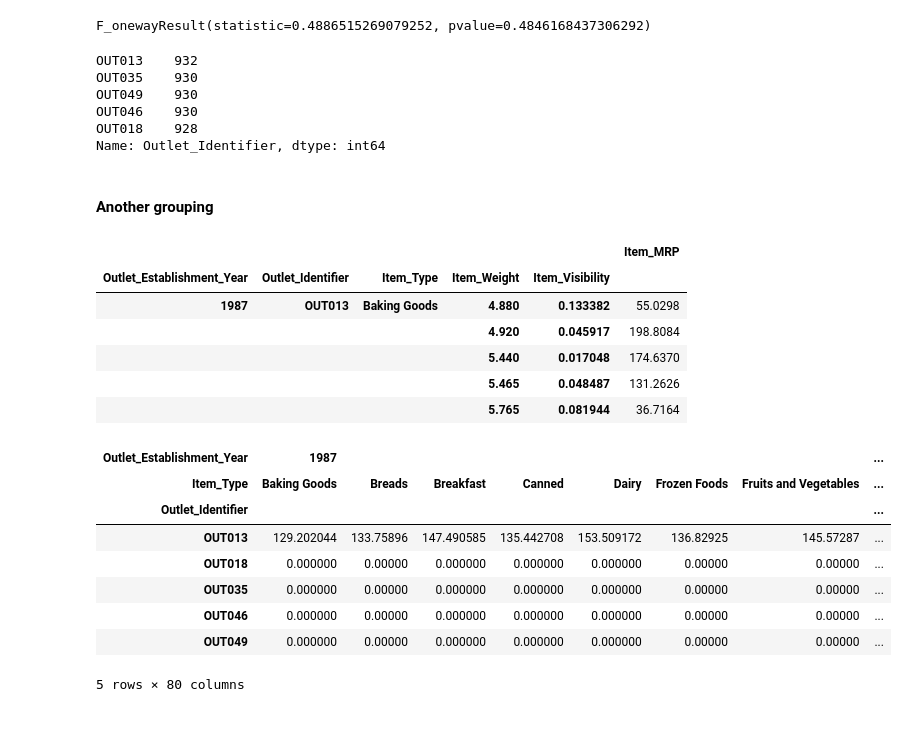
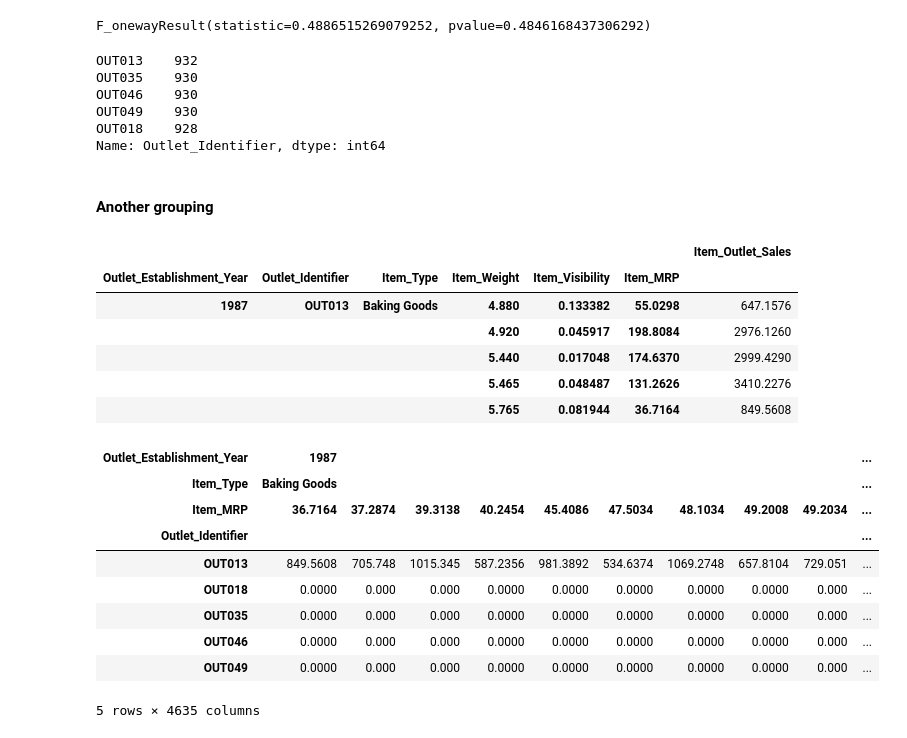
Before and after one commit to UzoArthur/I-am-new-here, a Jupyter notebook: Big Mart Data Analysis-checkpoint.ipynb, the cells around one changed output. Saved outputs shown, nothing was run; the diff lists cells and outputs as text; code cells hidden in the pictures.

```diff
--- a/Big Mart Data Analysis-checkpoint.ipynb
+++ b/Big Mart Data Analysis-checkpoint.ipynb
@@ -252,3 +252,6 @@ df_mart['Item_Weightn'].head()
 4    0.418267
 5    0.486885
 Name: Item_Weightn, dtype: float64
+# %%
+df_mart['Item_Outlet_Salesn'] = df_mart['Item_Outlet_Sales']/df_mart['Item_Outlet_Sales'].max()
+df_mart['Item_Outlet_Salesn'].head()
@@ -474,34 +484,35 @@ df_mart.Outlet_Identifier.value_counts()
 # %% [output]
 OUT013    932
 OUT035    930
+OUT046    930
 OUT049    930
-OUT046    930
 OUT018    928
 Name: Outlet_Identifier, dtype: int64
 # %% [markdown]
 #### Another grouping
 # %%
-df_mart2 = df_mart[['Outlet_Establishment_Year','Outlet_Identifier','Item_Type','Item_Weight','Item_Visibility','Item_MRP']]
-df_mart2_gb = df_mart2.groupby(['Outlet_Establishment_Year','Outlet_Identifier','Item_Type','Item_Weight','Item_Visibility']).mean()
+df_mart2 = df_mart[['Outlet_Establishment_Year','Outlet_Identifier','Item_Type','Item_Weight','Item_Visibility','Item_MRP','Item_Outlet_Sales']]
+df_mart2_gb = df_mart2.groupby(['Outlet_Establishment_Year','Outlet_Identifier','Item_Type','Item_Weight','Item_Visibility','Item_MRP']).mean()
 df_mart2_gb.head()
 # %% [output]
-|  |  |  |  |  | Item_MRP |
-| Outlet_Establishment_Year | Outlet_Identifier | Item_Type | Item_Weight | Item_Visibility |  |
-| 1987 | OUT013 | Baking Goods | 4.880 | 0.133382 | 55.0298 |
-|  |  |  | 4.920 | 0.045917 | 198.8084 |
-|  |  |  | 5.440 | 0.017048 | 174.6370 |
-|  |  |  | 5.465 | 0.048487 | 131.2626 |
-|  |  |  | 5.765 | 0.081944 | 36.7164 |
+|  |  |  |  |  |  | Item_Outlet_Sales |
+| Outlet_Establishment_Year | Outlet_Identifier | Item_Type | Item_Weight | Item_Visibility | Item_MRP |  |
+| 1987 | OUT013 | Baking Goods | 4.880 | 0.133382 | 55.0298 | 647.1576 |
+|  |  |  | 4.920 | 0.045917 | 198.8084 | 2976.1260 |
+|  |  |  | 5.440 | 0.017048 | 174.6370 | 2999.4290 |
+|  |  |  | 5.465 | 0.048487 | 131.2626 | 3410.2276 |
+|  |  |  | 5.765 | 0.081944 | 36.7164 | 849.5608 |
 # %%
-df_mart2_pivot =pd.pivot_table(df_mart2, values='Item_MRP', index=['Outlet_Identifier'],columns=['Outlet_Establishment_Year','Item_Type'],aggfunc=np.mean,fill_value=0)
+df_mart2_pivot =pd.pivot_table(df_mart2, values='Item_Outlet_Sales', index=['Outlet_Identifier'],columns=['Outlet_Establishment_Year','Item_Type','Item_MRP'],aggfunc=np.mean,fill_value=0)
 df_mart2_pivot
 # %% [output]
-| Outlet_Establishment_Year | 1987 |  |  |  |  |  |  | ... |
-| Item_Type | Baking Goods | Breads | Breakfast | Canned | Dairy | Frozen Foods | Fruits and Vegetables | ... |
-| Outlet_Identifier |  |  |  |  |  |  |  | ... |
-| OUT013 | 129.202044 | 133.75896 | 147.490585 | 135.442708 | 153.509172 | 136.82925 | 145.57287 | ... |
-| OUT018 | 0.000000 | 0.00000 | 0.000000 | 0.000000 | 0.000000 | 0.00000 | 0.00000 | ... |
-| OUT035 | 0.000000 | 0.00000 | 0.000000 | 0.000000 | 0.000000 | 0.00000 | 0.00000 | ... |
-| OUT046 | 0.000000 | 0.00000 | 0.000000 | 0.000000 | 0.000000 | 0.00000 | 0.00000 | ... |
-| OUT049 | 0.000000 | 0.00000 | 0.000000 | 0.000000 | 0.000000 | 0.00000 | 0.00000 | ... |
+| Outlet_Establishment_Year | 1987 |  |  |  |  |  |  |  |  | ... |
+| Item_Type | Baking Goods |  |  |  |  |  |  |  |  | ... |
+| Item_MRP | 36.7164 | 37.2874 | 39.3138 | 40.2454 | 45.4086 | 47.5034 | 48.1034 | 49.2008 | 49.2034 | ... |
+| Outlet_Identifier |  |  |  |  |  |  |  |  |  | ... |
+| OUT013 | 849.5608 | 705.748 | 1015.345 | 587.2356 | 981.3892 | 534.6374 | 1069.2748 | 657.8104 | 729.051 | ... |
+| OUT018 | 0.0000 | 0.000 | 0.000 | 0.0000 | 0.0000 | 0.0000 | 0.0000 | 0.0000 | 0.000 | ... |
+| OUT035 | 0.0000 | 0.000 | 0.000 | 0.0000 | 0.0000 | 0.0000 | 0.0000 | 0.0000 | 0.000 | ... |
+| OUT046 | 0.0000 | 0.000 | 0.000 | 0.0000 | 0.0000 | 0.0000 | 0.0000 | 0.0000 | 0.000 | ... |
+| OUT049 | 0.0000 | 0.000 | 0.000 | 0.0000 | 0.0000 | 0.0000 | 0.0000 | 0.0000 | 0.000 | ... |
-5 rows × 80 columns
+5 rows × 4635 columns
```
Also changed, not shown: parts of 57 cells of this notebook.
